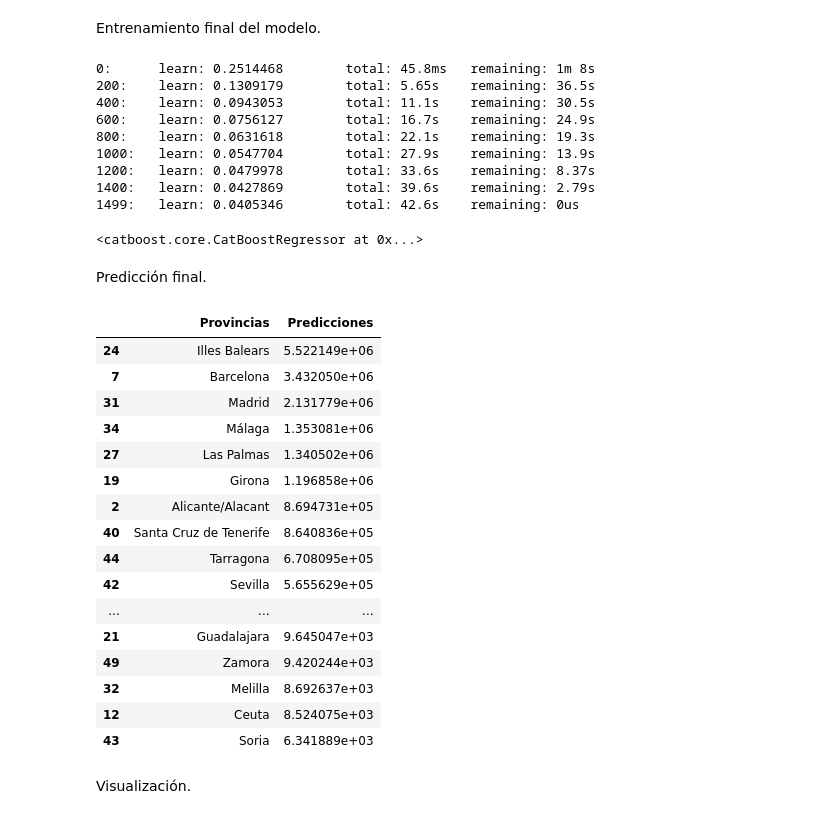
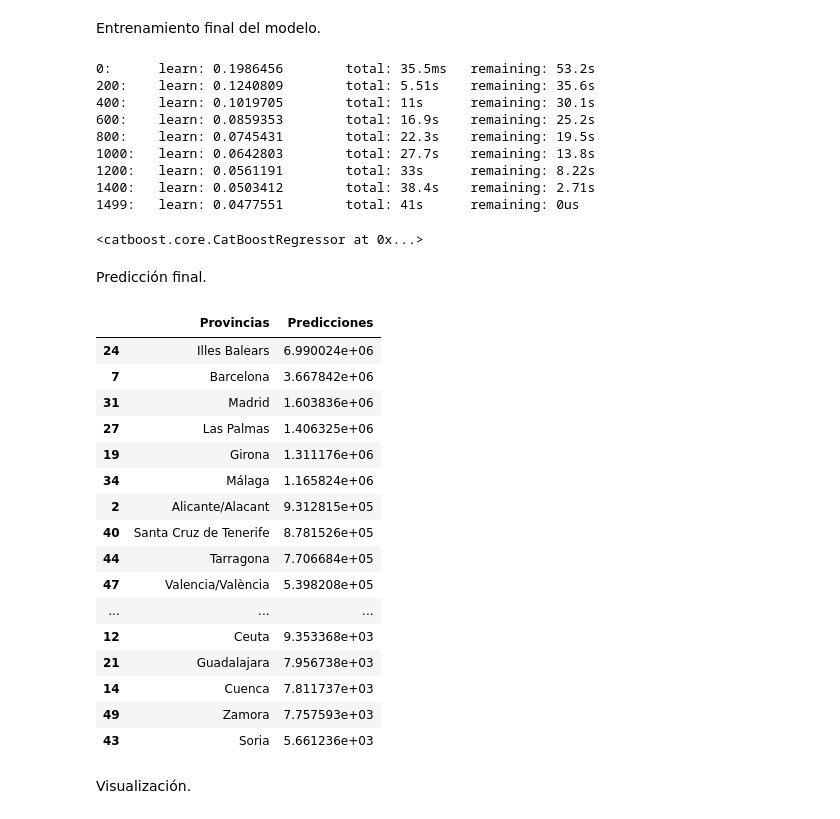
Before and after one commit to MirnaGarridoR/TrabajoML, a Jupyter notebook: ML - TURISMO/notebooks/04_entrenamiento_final.ipynb, the cells around one changed output. Cells and saved outputs as stored; diff of their text form; code cells hidden in the pictures.

```diff
--- a/ML - TURISMO/notebooks/04_entrenamiento_final.ipynb
+++ b/ML - TURISMO/notebooks/04_entrenamiento_final.ipynb
@@ -26,3 +28,6 @@ categoricas_viajeros = [x_columnas.index("Provincias")]
+# %%
+train_viajeros = train_viajeros[train_viajeros["Mes"].isin([6,7,8])]
+test_viajeros = test_viajeros[test_viajeros["Mes"].isin([6,7,8])]
 # %%
 x_train_viajeros = train_viajeros[x_columnas]
 y_train_viajeros = train_viajeros[y_columnas]
@@ -102,20 +107,21 @@ modelo_final_viajeros = CatBoostRegressor(
 
 modelo_final_viajeros.fit(x_train_viajeros, y_train_viajeros, cat_features=categoricas_viajeros)
 # %% [output]
-0:      learn: 0.2514468        total: 45.8ms   remaining: 1m 8s
-200:    learn: 0.1309179        total: 5.65s    remaining: 36.5s
-400:    learn: 0.0943053        total: 11.1s    remaining: 30.5s
-600:    learn: 0.0756127        total: 16.7s    remaining: 24.9s
-800:    learn: 0.0631618        total: 22.1s    remaining: 19.3s
-1000:   learn: 0.0547704        total: 27.9s    remaining: 13.9s
-1200:   learn: 0.0479978        total: 33.6s    remaining: 8.37s
-1400:   learn: 0.0427869        total: 39.6s    remaining: 2.79s
-1499:   learn: 0.0405346        total: 42.6s    remaining: 0us
+0:      learn: 0.1986456        total: 35.5ms   remaining: 53.2s
+200:    learn: 0.1240809        total: 5.51s    remaining: 35.6s
+400:    learn: 0.1019705        total: 11s      remaining: 30.1s
+600:    learn: 0.0859353        total: 16.9s    remaining: 25.2s
+800:    learn: 0.0745431        total: 22.3s    remaining: 19.5s
+1000:   learn: 0.0642803        total: 27.7s    remaining: 13.8s
+1200:   learn: 0.0561191        total: 33s      remaining: 8.22s
+1400:   learn: 0.0503412        total: 38.4s    remaining: 2.71s
+1499:   learn: 0.0477551        total: 41s      remaining: 0us
 <catboost.core.CatBoostRegressor at 0x...>
 # %%
 df_verano_viajeros = df_verano_viajeros.sort_values(["Provincias", "Año", "Mes"]).reset_index(drop=True)
 
-meses_verano = [6,7,8]
+# Se incluye el mes de mayo en "meses_verano" para predecirlo y que junio tenga un mes anterior de referencia.
+meses_verano = [5, 6,7,8]
 
 for mes in meses_verano:
     grupo = df_verano_viajeros.groupby("Provincias")["Turistas_totales"]
@@ -147,31 +153,33 @@ for mes in meses_verano:
 # %% [markdown]
 Predicción final.
 # %%
-df_verano_2026 = df_verano_viajeros[df_verano_viajeros["Año"] == 2026].copy()
+# Se excluye el mes de mayo.
+
+df_verano_2026 = df_verano_viajeros[(df_verano_viajeros["Año"] == 2026) & (df_verano_viajeros["Mes"].isin([6,7,8]))].copy()
 
 df_verano_2026["Predicciones"] = df_verano_2026["Turistas_totales"]
 
 prediccion_verano_viajeros = (df_verano_2026.groupby("Provincias")["Predicciones"].sum().reset_index().sort_values(by="Predicciones", ascending=False))
 
 prediccion_verano_viajeros
 # %% [output]
 |  | Provincias | Predicciones |
-| 24 | Illes Balears | 5.522149e+06 |
-| 7 | Barcelona | 3.432050e+06 |
-| 31 | Madrid | 2.131779e+06 |
-| 34 | Málaga | 1.353081e+06 |
-| 27 | Las Palmas | 1.340502e+06 |
-| 19 | Girona | 1.196858e+06 |
-| 2 | Alicante/Alacant | 8.694731e+05 |
-| 40 | Santa Cruz de Tenerife | 8.640836e+05 |
-| 44 | Tarragona | 6.708095e+05 |
-| 42 | Sevilla | 5.655629e+05 |
+| 24 | Illes Balears | 6.990024e+06 |
+| 7 | Barcelona | 3.667842e+06 |
+| 31 | Madrid | 1.603836e+06 |
+| 27 | Las Palmas | 1.406325e+06 |
+| 19 | Girona | 1.311176e+06 |
+| 34 | Málaga | 1.165824e+06 |
+| 2 | Alicante/Alacant | 9.312815e+05 |
+| 40 | Santa Cruz de Tenerife | 8.781526e+05 |
+| 44 | Tarragona | 7.706684e+05 |
+| 47 | Valencia/València | 5.398208e+05 |
 | ... | ... | ... |
-| 21 | Guadalajara | 9.645047e+03 |
-| 49 | Zamora | 9.420244e+03 |
-| 32 | Melilla | 8.692637e+03 |
-| 12 | Ceuta | 8.524075e+03 |
-| 43 | Soria | 6.341889e+03 |
+| 12 | Ceuta | 9.353368e+03 |
+| 21 | Guadalajara | 7.956738e+03 |
+| 14 | Cuenca | 7.811737e+03 |
+| 49 | Zamora | 7.757593e+03 |
+| 43 | Soria | 5.661236e+03 |
 # %% [markdown]
 Visualización.
 # %%
```
Also changed, not shown: parts of 4 cells of this notebook, 14 other files.
